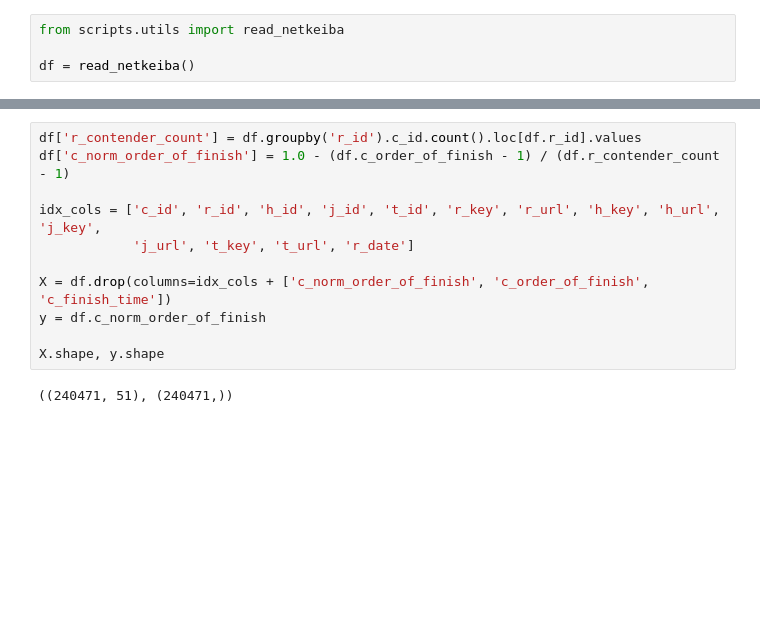
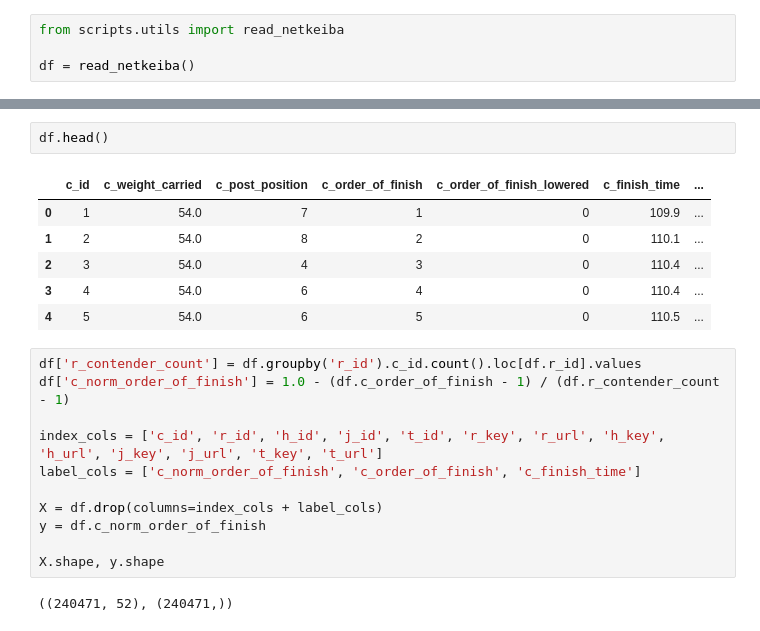
Before and after one commit to hankehly/netkeiba, a Jupyter notebook: notebooks/transformation.ipynb, the cells around one changed output, grey strips where cells are left out. Saved outputs shown, nothing was run; the diff lists cells and outputs as text; blank space fills up the shorter version.

```diff
--- a/notebooks/transformation.ipynb
+++ b/notebooks/transformation.ipynb
@@ -26,16 +46,25 @@ df = read_netkeiba()
+# %%
+df.head()
+# %% [output]
+|  | c_id | c_weight_carried | c_post_position | c_order_of_finish | c_order_of_finish_lowered | c_finish_time | ... |
+| 0 | 1 | 54.0 | 7 | 1 | 0 | 109.9 | ... |
+| 1 | 2 | 54.0 | 8 | 2 | 0 | 110.1 | ... |
+| 2 | 3 | 54.0 | 4 | 3 | 0 | 110.4 | ... |
+| 3 | 4 | 54.0 | 6 | 4 | 0 | 110.4 | ... |
+| 4 | 5 | 54.0 | 6 | 5 | 0 | 110.5 | ... |
 # %%
 df['r_contender_count'] = df.groupby('r_id').c_id.count().loc[df.r_id].values
 df['c_norm_order_of_finish'] = 1.0 - (df.c_order_of_finish - 1) / (df.r_contender_count - 1)
 
-idx_cols = ['c_id', 'r_id', 'h_id', 'j_id', 't_id', 'r_key', 'r_url', 'h_key', 'h_url', 'j_key',
-            'j_url', 't_key', 't_url', 'r_date']
+index_cols = ['c_id', 'r_id', 'h_id', 'j_id', 't_id', 'r_key', 'r_url', 'h_key', 'h_url', 'j_key', 'j_url', 't_key', 't_url']
+label_cols = ['c_norm_order_of_finish', 'c_order_of_finish', 'c_finish_time']
 
-X = df.drop(columns=idx_cols + ['c_norm_order_of_finish', 'c_order_of_finish', 'c_finish_time'])
+X = df.drop(columns=index_cols + label_cols)
 y = df.c_norm_order_of_finish
 
 X.shape, y.shape
 # %% [output]
-((240471, 51), (240471,))
+((240471, 52), (240471,))
 # %%
 from sklearn.model_selection import StratifiedShuffleSplit
 
```
Also changed, not shown: parts of 10 cells of this notebook.
